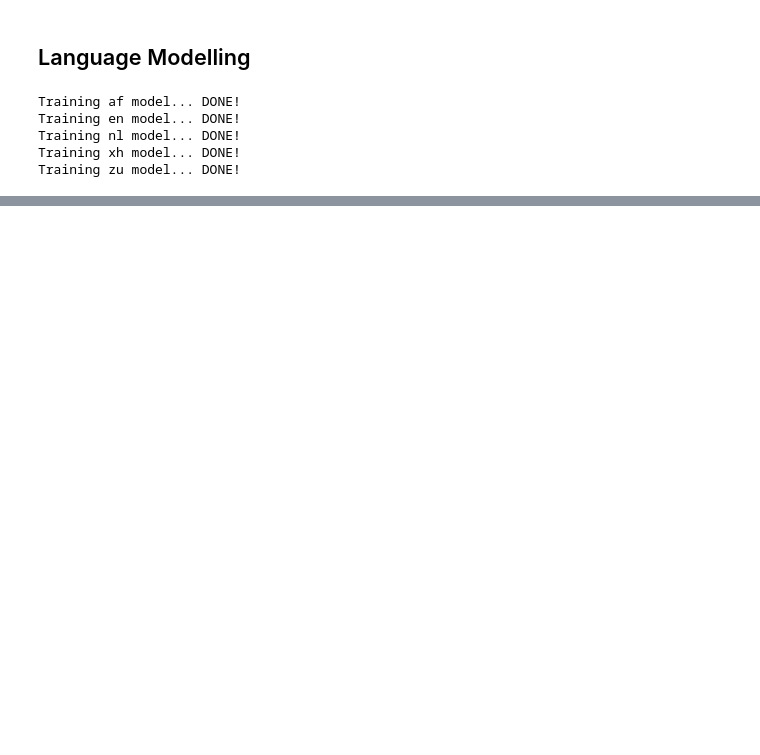
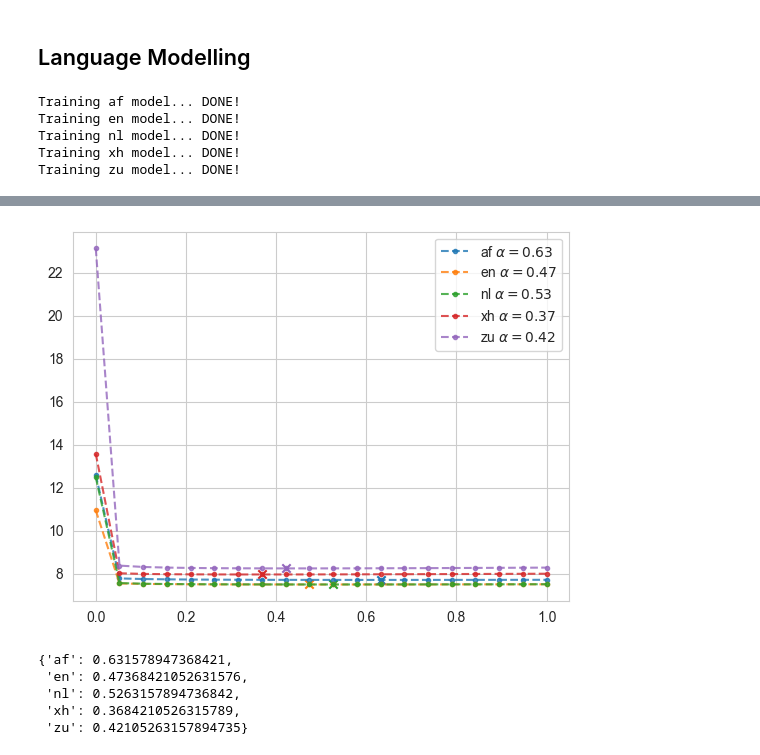
Before and after one commit to Fahazavana/NGramLMs_BPE, a Jupyter notebook: new.ipynb, the cells around one changed output, grey strips where cells are left out. Saved outputs shown, nothing was run; the diff lists cells and outputs as text; code cells hidden in the pictures; blank space fills up the shorter version.

```diff
--- a/new.ipynb
+++ b/new.ipynb
@@ -97,3 +100,27 @@ val_files = (af_val_file, en_val_file, nl_val_file, xh_val_file, zu_val_file)
+# %%
+alphas = np.linspace(1e-32, 1, 20)
+perplexity_vals = {}
+for model, file in zip(models, val_files):
+    perplexity_vals[model.name] = tune_alpha(model, file, alphas)
+# %%
+best_alpha = {}
+for model, values in zip(models, perplexity_vals.values()):
+    k = np.argmin(values)
+    plt.plot(alphas, values, '.--', label=fr"{model.name} $\alpha = {alphas[k]:.2f}$", alpha=0.8)
+    plt.scatter(alphas[k], values[k], marker='x')
+    best_alpha[model.name] = alphas[k]
+plt.legend()
+plt.show()
+# %% [output]
+[figure, added]
+# %%
+best_alpha
+# %% [output]
+{'af': 0.631578947368421,
+ 'en': 0.47368421052631576,
+ 'nl': 0.5263157894736842,
+ 'xh': 0.3684210526315789,
+ 'zu': 0.42105263157894735}
 # %%
 PPS = np.array([])
 for val_file in val_files:
```
Also changed, not shown: parts of 20 cells of this notebook, 1 other file.
